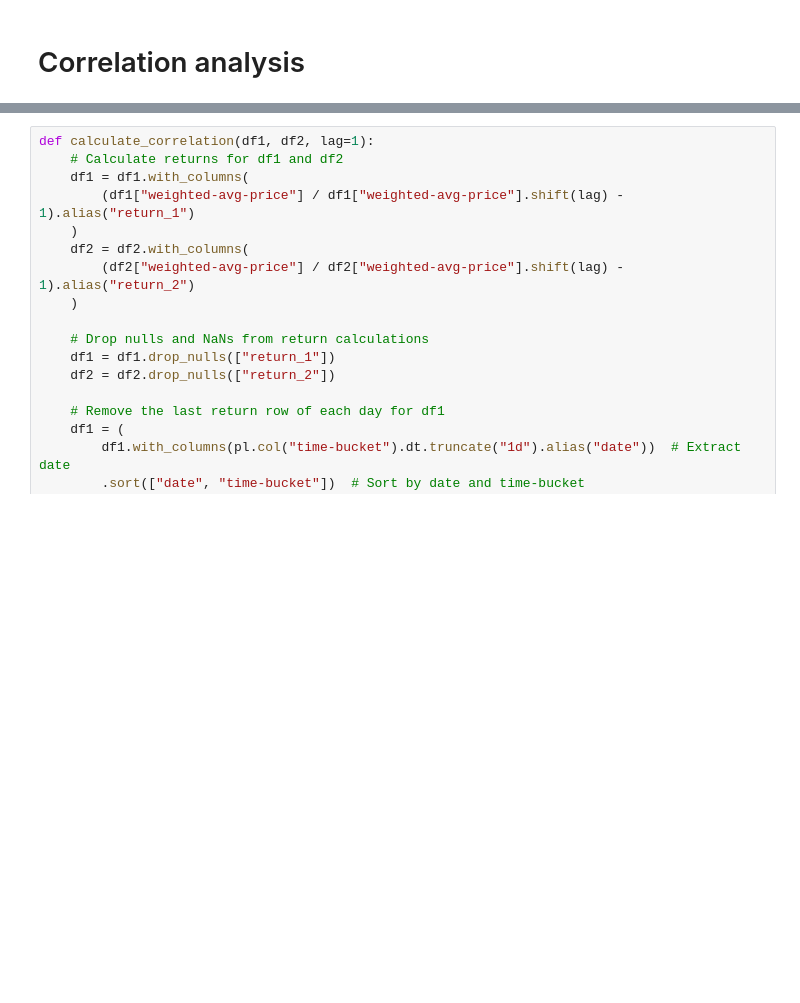
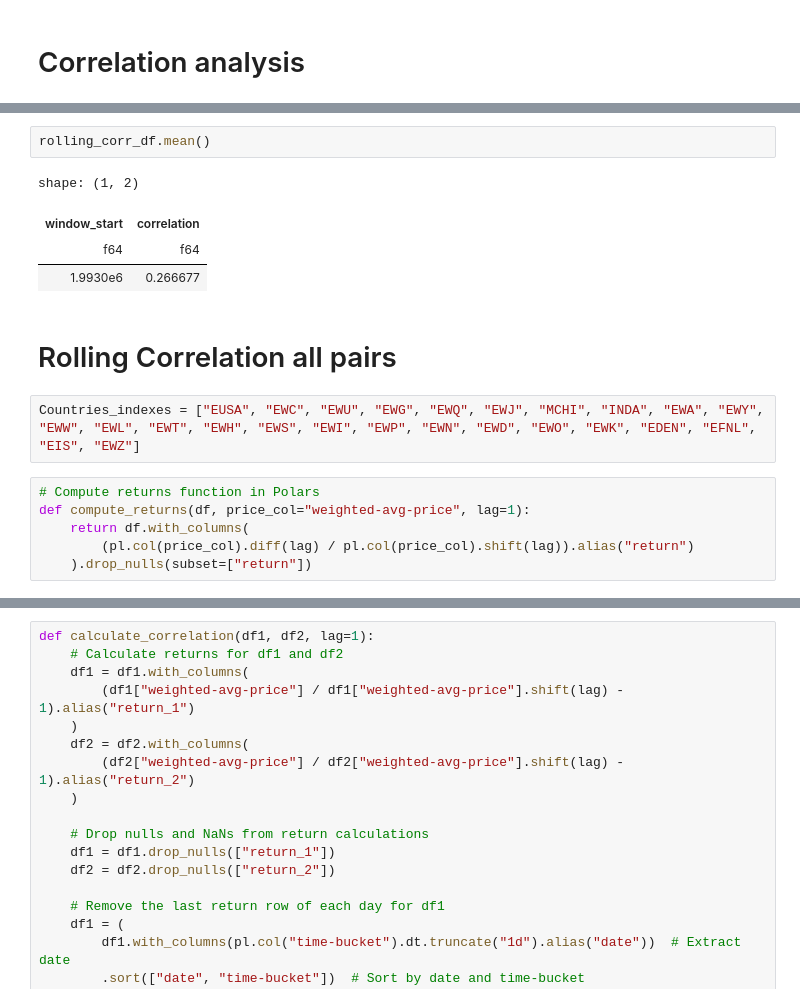
Before and after one commit to hosseinabadi/Big-Data-Correlation-Estimation, a Jupyter notebook: main.ipynb, the cells around one changed output, grey strips where cells are left out. Cells and saved outputs as stored; diff of their text form; blank space fills up the shorter version.

```diff
--- a/main.ipynb
+++ b/main.ipynb
@@ -118,0 +360,17 @@ plt.show()
+# %%
+rolling_corr_df.mean()
+# %% [output]
+shape: (1, 2)
+| window_start | correlation |
+| f64 | f64 |
+| 1.9930e6 | 0.266677 |
+# %% [markdown]
+# Rolling Correlation all pairs
+# %%
+Countries_indexes = ["EUSA", "EWC", "EWU", "EWG", "EWQ", "EWJ", "MCHI", "INDA", "EWA", "EWY", "EWW", "EWL", "EWT", "EWH", "EWS", "EWI", "EWP", "EWN", "EWD", "EWO", "EWK", "EDEN", "EFNL", "EIS", "EWZ"]
+# %%
+# Compute returns function in Polars
+def compute_returns(df, price_col="weighted-avg-price", lag=1):
+    return df.with_columns(
+        (pl.col(price_col).diff(lag) / pl.col(price_col).shift(lag)).alias("return")
+    ).drop_nulls(subset=["return"])
```
Also changed, not shown: parts of 21 cells of this notebook.
